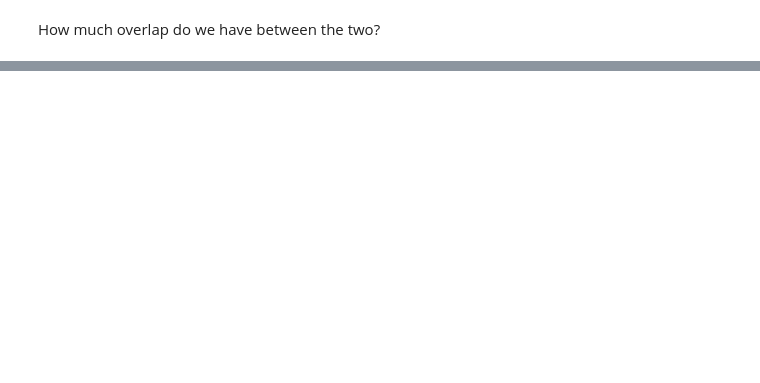
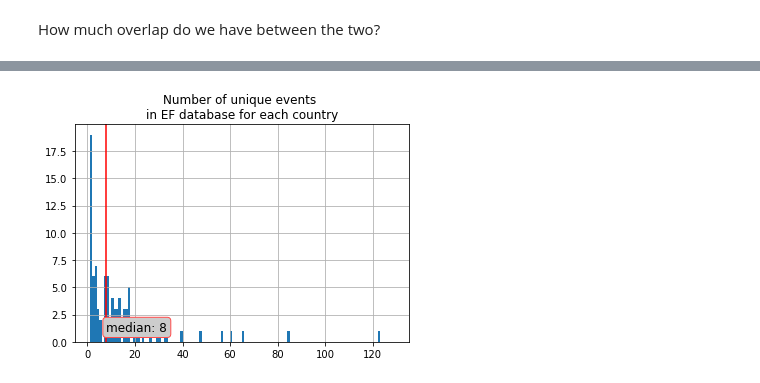
Before and after one commit to bjsmith/containment, a Jupyter notebook: source conversion.ipynb, the cells around one changed output, grey strips where cells are left out. Cells and saved outputs as stored; diff of their text form; code cells hidden in the pictures; blank space fills up the shorter version.

```diff
--- a/source conversion.ipynb
+++ b/source conversion.ipynb
@@ -341,0 +786,9 @@ ef_cm.loc[ef_cm.Country=="New Zealand",:]
+# %%
+ef_data_summary.num_unique_events.hist(bins=range(1,130))
+plt.title('Number of unique events \nin EF database for each country')
+median_pos = ef_data_summary.num_unique_events.median()
+plot_median(median_pos)
+
+plt.show()
+# %% [output]
+[figure, added]
```
Also changed, not shown: parts of 96 cells of this notebook, 3 other files.
